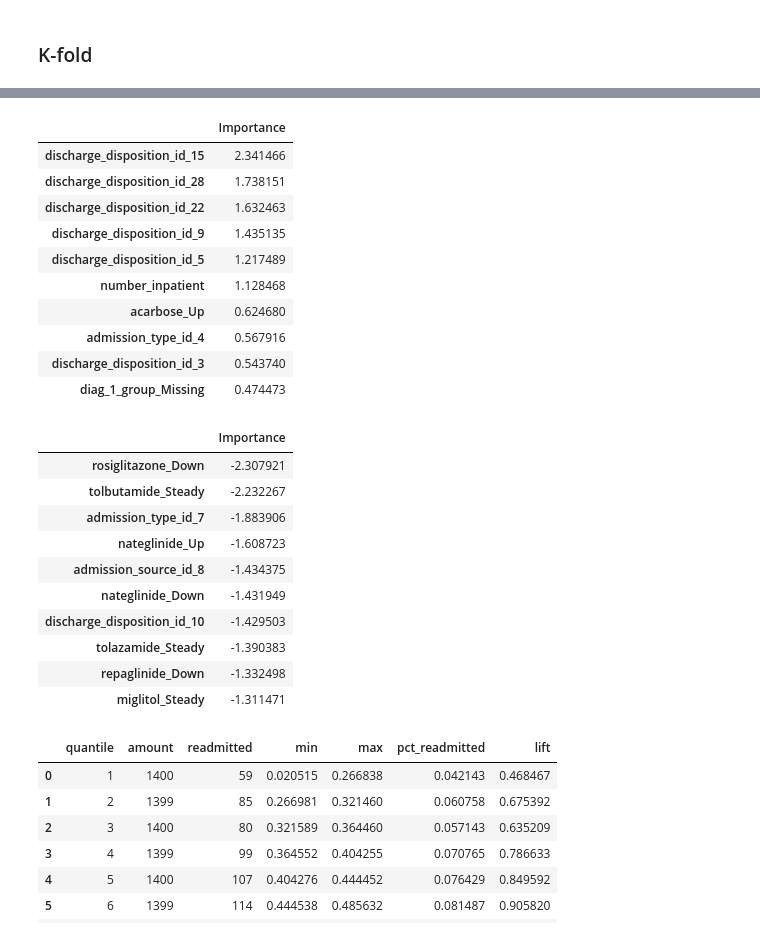
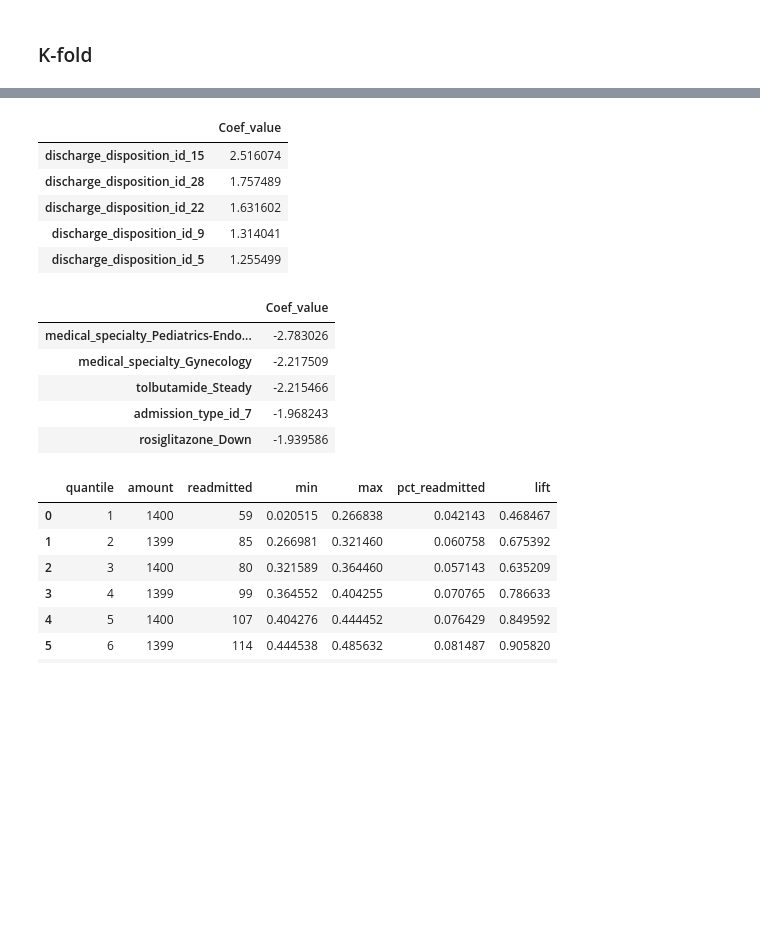
Before and after one commit to ChungHHuang/Capstone_project, a Jupyter notebook: ChungHsuan/Readmission.ipynb, the cells around one changed output, grey strips where cells are left out. Saved outputs shown, nothing was run; the diff lists cells and outputs as text; code cells hidden in the pictures; blank space fills up the shorter version.

```diff
--- a/ChungHsuan/Readmission.ipynb
+++ b/ChungHsuan/Readmission.ipynb
@@ -236,31 +191,21 @@ Train score use SMOTE: 0.6308776638476644
 # %%
-pd.DataFrame(LR_smo.coef_[0],index=x_train.columns,columns=['Importance'])\
-    .sort_values('Importance',ascending=False).head(10)
+pd.DataFrame(LR_smo.coef_[0],index=x_train.columns,columns=['Coef_value'])\
+    .sort_values('Coef_value',ascending=False).head(5)
 # %% [output]
-|  | Importance |
-| discharge_disposition_id_15 | 2.341466 |
-| discharge_disposition_id_28 | 1.738151 |
-| discharge_disposition_id_22 | 1.632463 |
-| discharge_disposition_id_9 | 1.435135 |
-| discharge_disposition_id_5 | 1.217489 |
-| number_inpatient | 1.128468 |
-| acarbose_Up | 0.624680 |
-| admission_type_id_4 | 0.567916 |
-| discharge_disposition_id_3 | 0.543740 |
-| diag_1_group_Missing | 0.474473 |
+|  | Coef_value |
+| discharge_disposition_id_15 | 2.516074 |
+| discharge_disposition_id_28 | 1.757489 |
+| discharge_disposition_id_22 | 1.631602 |
+| discharge_disposition_id_9 | 1.314041 |
+| discharge_disposition_id_5 | 1.255499 |
 # %%
-pd.DataFrame(LR_smo.coef_[0],index=x_train.columns,columns=['Importance'])\
-    .sort_values('Importance',ascending=True).head(10)
+pd.DataFrame(LR_smo.coef_[0],index=x_train.columns,columns=['Coef_value'])\
+    .sort_values('Coef_value',ascending=True).head(5)
 # %% [output]
-|  | Importance |
-| rosiglitazone_Down | -2.307921 |
-| tolbutamide_Steady | -2.232267 |
-| admission_type_id_7 | -1.883906 |
-| nateglinide_Up | -1.608723 |
-| admission_source_id_8 | -1.434375 |
-| nateglinide_Down | -1.431949 |
-| discharge_disposition_id_10 | -1.429503 |
-| tolazamide_Steady | -1.390383 |
-| repaglinide_Down | -1.332498 |
-| miglitol_Steady | -1.311471 |
+|  | Coef_value |
+| medical_specialty_Pediatrics-Endo... | -2.783026 |
+| medical_specialty_Gynecology | -2.217509 |
+| tolbutamide_Steady | -2.215466 |
+| admission_type_id_7 | -1.968243 |
+| rosiglitazone_Down | -1.939586 |
 # %%
```
Also changed, not shown: parts of 13 cells of this notebook, 3 other files.
